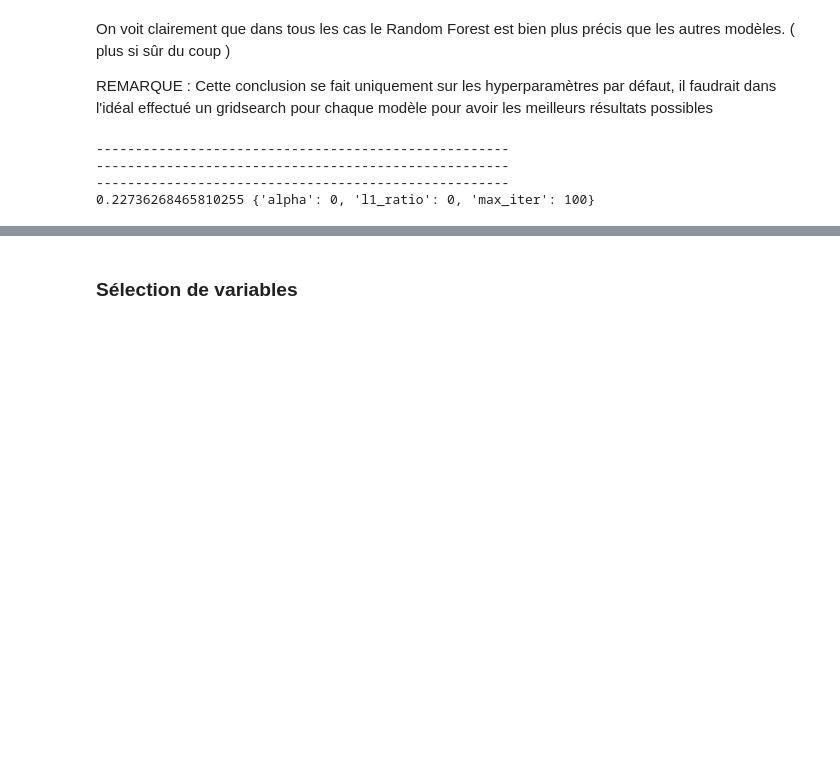
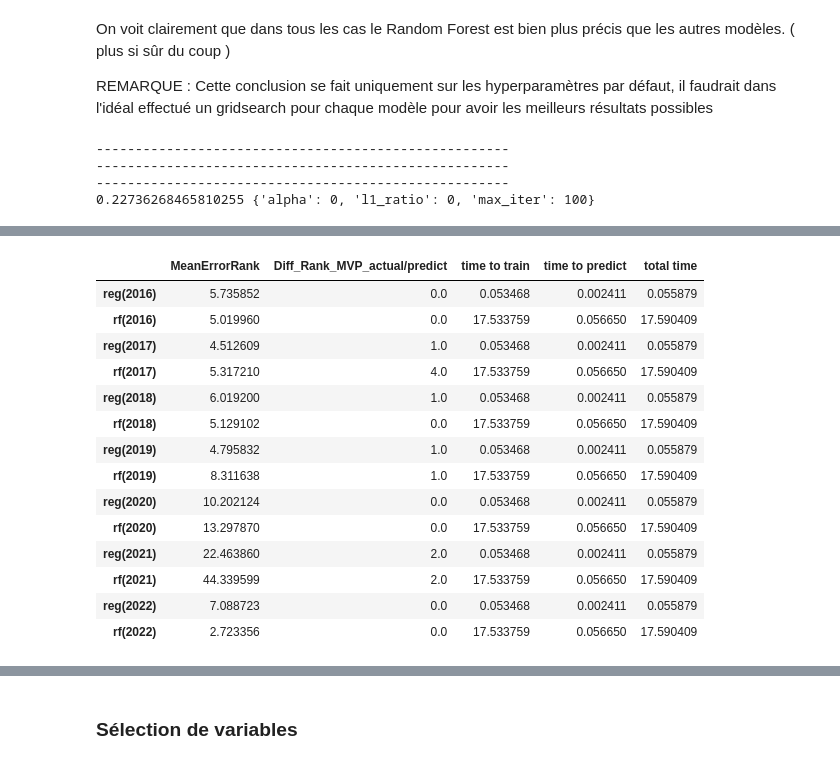
Before and after one commit to MartinErwan/ML_NBA_MVP_Prediction, a Jupyter notebook: PFE_Prediction.ipynb, the cells around one changed output, grey strips where cells are left out. Drawn from its saved outputs; the diff is of its cells as text; code cells hidden in the pictures; blank space fills up the shorter version.

```diff
--- a/PFE_Prediction.ipynb
+++ b/PFE_Prediction.ipynb
@@ -664,0 +677,3 @@ bp_rf = best_param(rf,para_grids_randomForest,2022)
+# %%
+d = {"reg" : LinearRegression(),"rf" : RandomForestRegressor(max_features = 'log2', n_estimators = 500)}
+models,DF_year,model_performance = prediction(DF,d)
@@ -664,0 +698,18 @@ bp_rf = best_param(rf,para_grids_randomForest,2022)
+# %%
+model_performance
+# %% [output]
+|  | MeanErrorRank | Diff_Rank_MVP_actual/predict | time to train | time to predict | total time |
+| reg(2016) | 5.735852 | 0.0 | 0.053468 | 0.002411 | 0.055879 |
+| rf(2016) | 5.019960 | 0.0 | 17.533759 | 0.056650 | 17.590409 |
+| reg(2017) | 4.512609 | 1.0 | 0.053468 | 0.002411 | 0.055879 |
+| rf(2017) | 5.317210 | 4.0 | 17.533759 | 0.056650 | 17.590409 |
+| reg(2018) | 6.019200 | 1.0 | 0.053468 | 0.002411 | 0.055879 |
+| rf(2018) | 5.129102 | 0.0 | 17.533759 | 0.056650 | 17.590409 |
+| reg(2019) | 4.795832 | 1.0 | 0.053468 | 0.002411 | 0.055879 |
+| rf(2019) | 8.311638 | 1.0 | 17.533759 | 0.056650 | 17.590409 |
+| reg(2020) | 10.202124 | 0.0 | 0.053468 | 0.002411 | 0.055879 |
+| rf(2020) | 13.297870 | 0.0 | 17.533759 | 0.056650 | 17.590409 |
+| reg(2021) | 22.463860 | 2.0 | 0.053468 | 0.002411 | 0.055879 |
+| rf(2021) | 44.339599 | 2.0 | 17.533759 | 0.056650 | 17.590409 |
+| reg(2022) | 7.088723 | 0.0 | 0.053468 | 0.002411 | 0.055879 |
+| rf(2022) | 2.723356 | 0.0 | 17.533759 | 0.056650 | 17.590409 |
```
Also changed, not shown: parts of 23 cells of this notebook.
